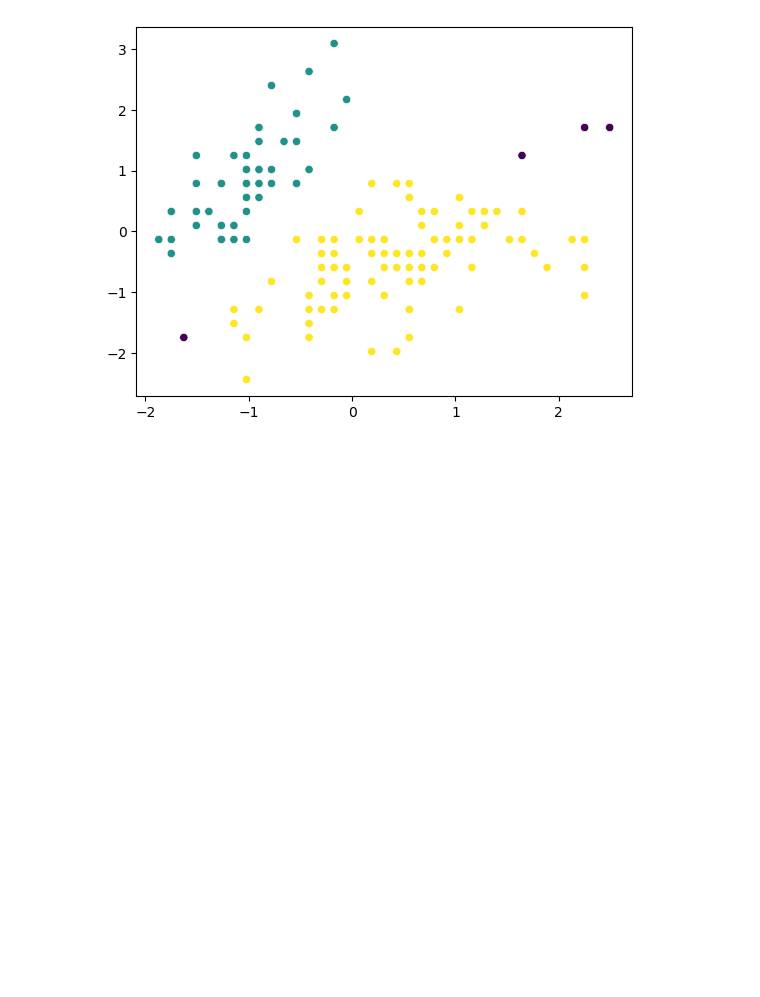
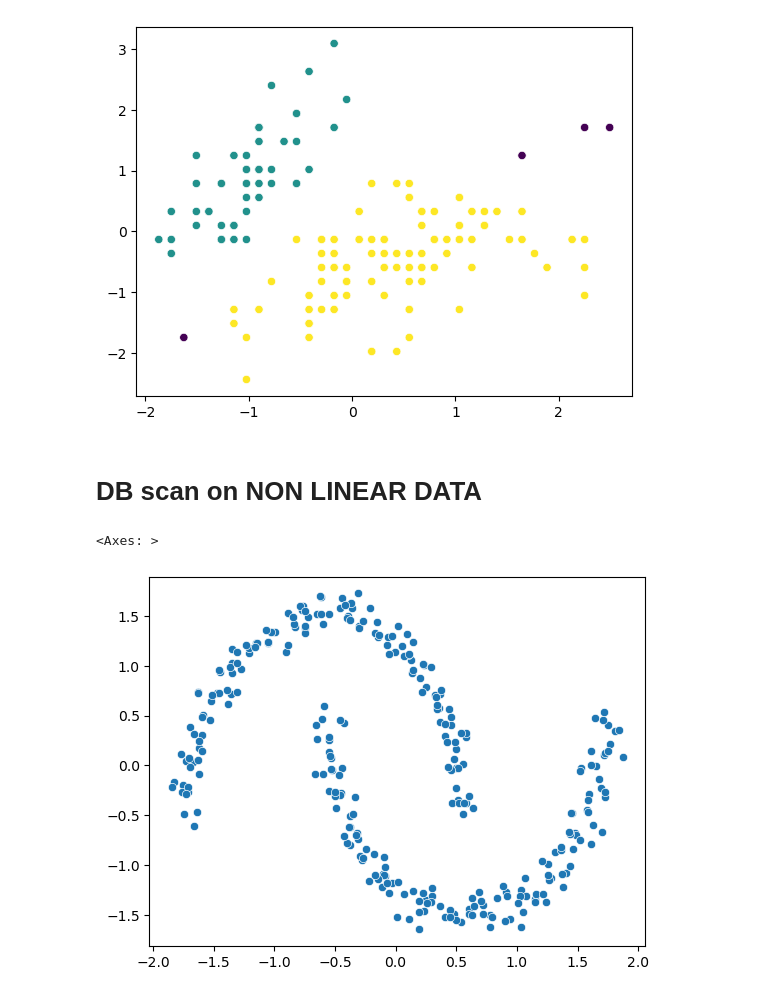
Before and after one commit to SyedMaaz786/AI_ML_Learning, a Jupyter notebook: 5-Unsupervised_Learning/03-db_scan.ipynb, the cells around one changed output. Cells and saved outputs as stored; diff of their text form; code cells hidden in the pictures; blank space fills up the shorter version.

Commit message:
DB SCAN

```diff
--- a/5-Unsupervised_Learning/03-db_scan.ipynb
+++ b/5-Unsupervised_Learning/03-db_scan.ipynb
@@ -31,3 +31,5 @@ sns.scatterplot(x=X_scale[:,0], y=X_scale[:,1], c=labels)
 # %% [output]
 <Axes: >
 [figure]
+# %% [markdown]
+# DB scan on NON LINEAR DATA
@@ -33,0 +38,14 @@ sns.scatterplot(x=X_scale[:,0], y=X_scale[:,1], c=labels)
+# %%
+X, y = make_moons(
+    n_samples=300,
+    noise=0.05,
+    random_state=42
+)
+# %%
+scaler = StandardScaler()
+X_scale = scaler.fit_transform(X)
+# %%
+sns.scatterplot(x=X_scale[:,0], y=X_scale[:,1])
+# %% [output]
+<Axes: >
+[figure, added]
```
Also changed, not shown: parts of 2 cells of this notebook, 1 other file.
